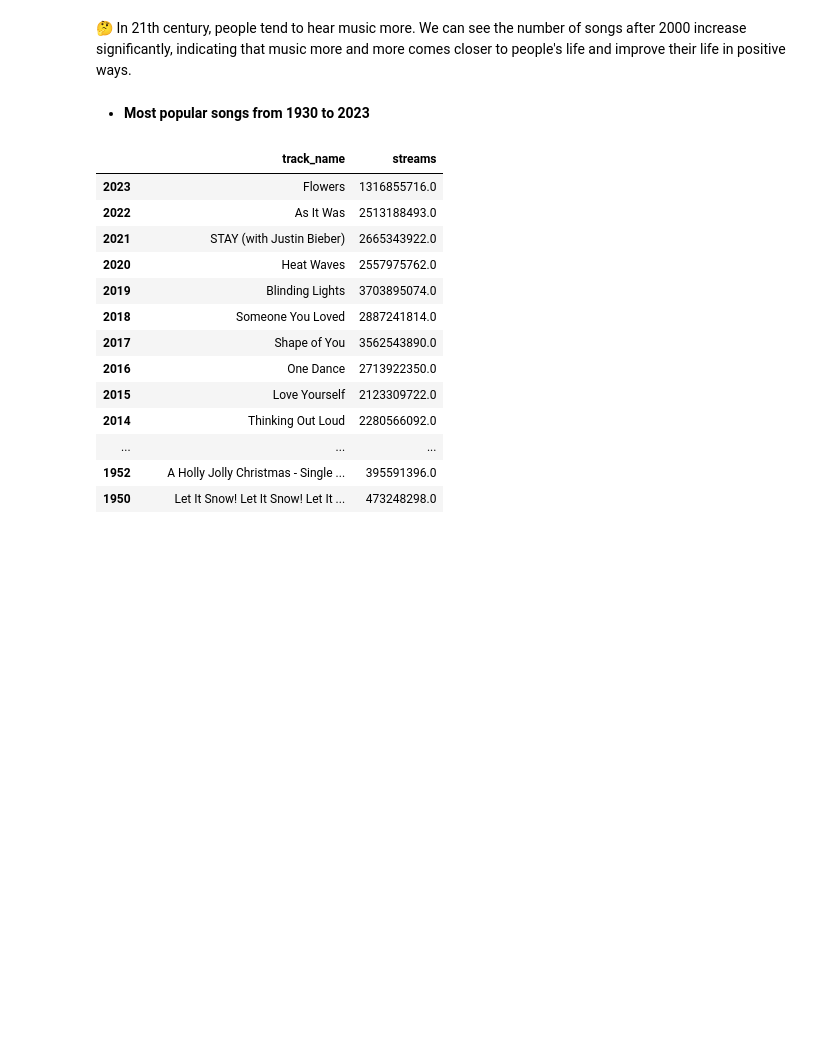
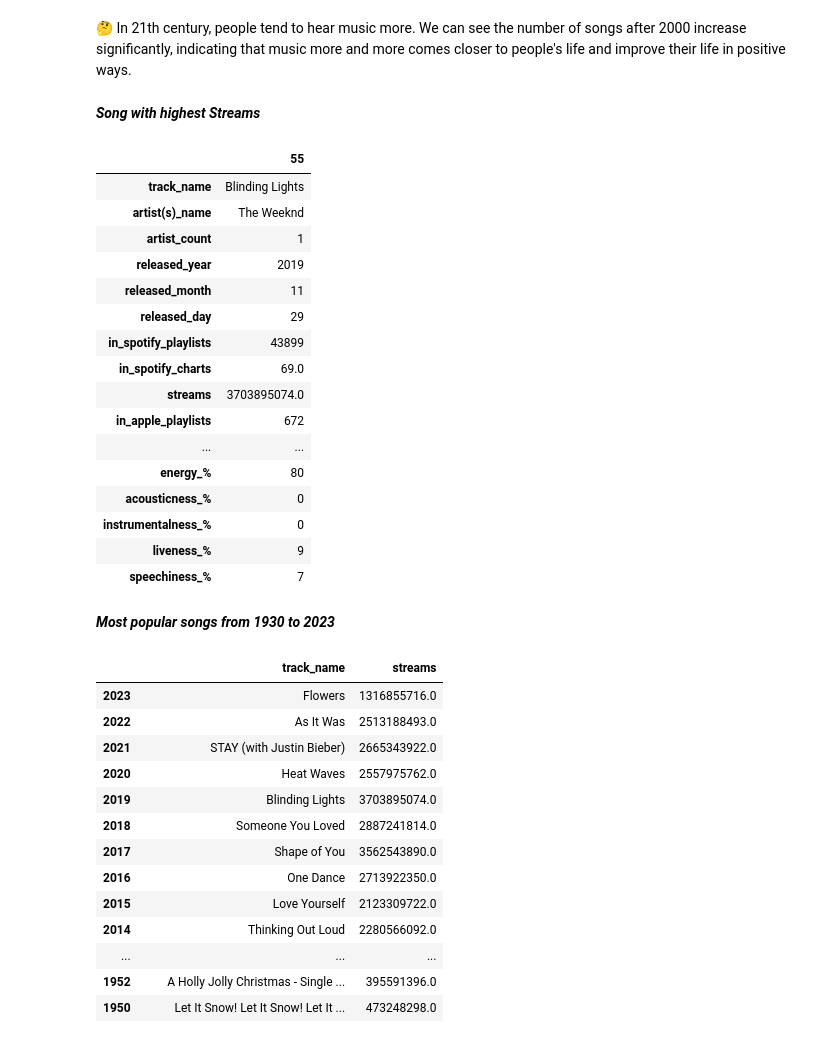
Before and after one commit to khanhnhan1512/Final-Project-DS-Programming, a Jupyter notebook: 03-Question_1.ipynb, the cells around one changed output. Cells and saved outputs as stored; diff of their text form; code cells hidden in the pictures; blank space fills up the shorter version.

```diff
--- a/03-Question_1.ipynb
+++ b/03-Question_1.ipynb
@@ -82,8 +88,30 @@ df['released_year'].hist();
 [figure]
 # %% [markdown]
 🤔 In 21th century, people tend to hear music more. We can see the number of songs after 2000 increase significantly, indicating that music more and more comes closer to people's life and improve their life in positive ways.
+# %% [markdown]
+<i>**Song with highest Streams**<i/>
+# %%
+df.sort_values(by='streams', ascending=False).iloc[:1].T
+# %% [output]
+|  | 55 |
+| track_name | Blinding Lights |
+| artist(s)_name | The Weeknd |
+| artist_count | 1 |
+| released_year | 2019 |
+| released_month | 11 |
+| released_day | 29 |
+| in_spotify_playlists | 43899 |
+| in_spotify_charts | 69.0 |
+| streams | 3703895074.0 |
+| in_apple_playlists | 672 |
+| ... | ... |
+| energy_% | 80 |
+| acousticness_% | 0 |
+| instrumentalness_% | 0 |
+| liveness_% | 9 |
+| speechiness_% | 7 |
 # %% [markdown]
-- **Most popular songs from 1930 to 2023**
+<i>**Most popular songs from 1930 to 2023**</i>
 # %%
 released_years = sorted(list(df['released_year'].value_counts().index))
 best_songs = {}
```
Also changed, not shown: parts of 19 cells of this notebook, 1 other file.
